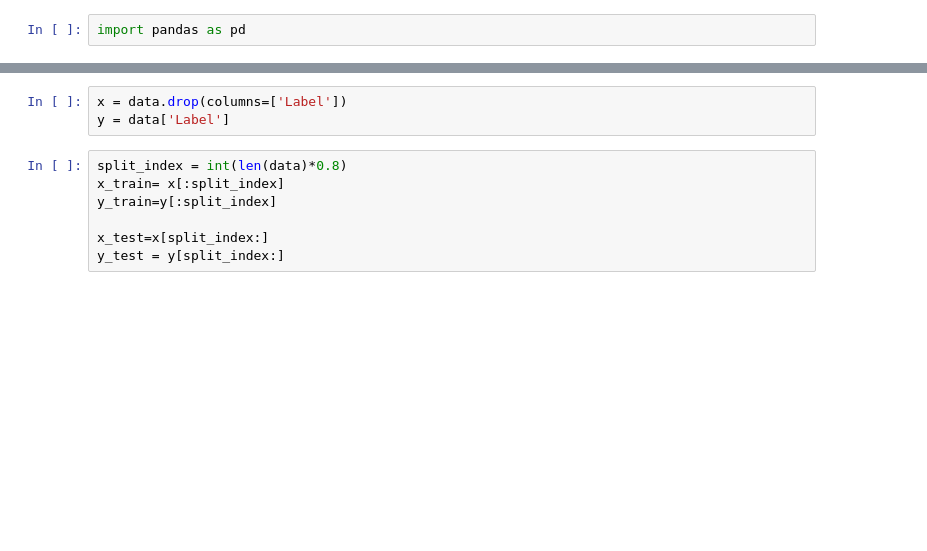
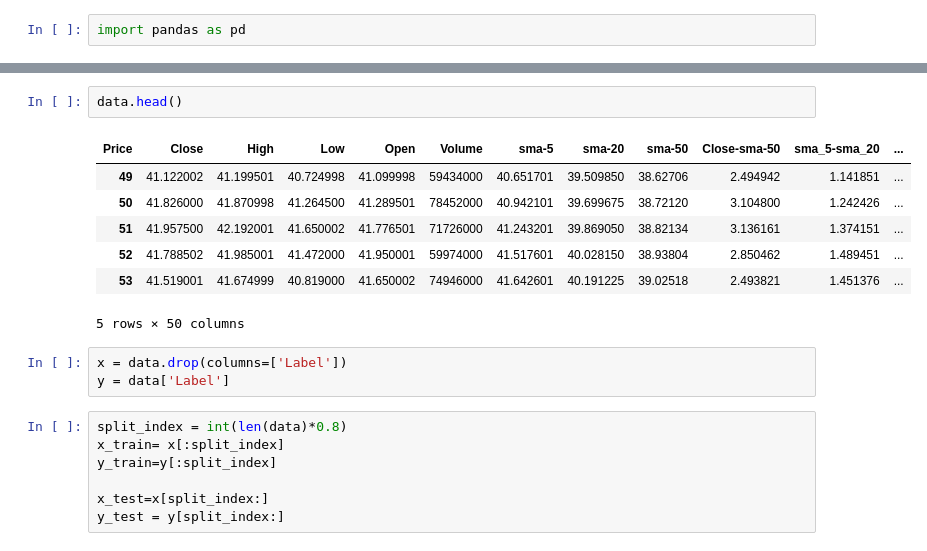
Before and after one commit to shubham7667/AI_hedge_fund, a Jupyter notebook: data_preprocess/train_test_spilt.ipynb, the cells around one changed output, grey strips where cells are left out. Saved outputs shown, nothing was run; the diff lists cells and outputs as text; blank space fills up the shorter version.

```diff
--- a/data_preprocess/train_test_spilt.ipynb
+++ b/data_preprocess/train_test_spilt.ipynb
@@ -15,3 +14,13 @@ data.head()
+# %%
+data.head()
+# %% [output]
+| Price | Close | High | Low | Open | Volume | sma-5 | sma-20 | sma-50 | Close-sma-50 | sma_5-sma_20 | ... |
+| 49 | 41.122002 | 41.199501 | 40.724998 | 41.099998 | 59434000 | 40.651701 | 39.509850 | 38.62706 | 2.494942 | 1.141851 | ... |
+| 50 | 41.826000 | 41.870998 | 41.264500 | 41.289501 | 78452000 | 40.942101 | 39.699675 | 38.72120 | 3.104800 | 1.242426 | ... |
+| 51 | 41.957500 | 42.192001 | 41.650002 | 41.776501 | 71726000 | 41.243201 | 39.869050 | 38.82134 | 3.136161 | 1.374151 | ... |
+| 52 | 41.788502 | 41.985001 | 41.472000 | 41.950001 | 59974000 | 41.517601 | 40.028150 | 38.93804 | 2.850462 | 1.489451 | ... |
+| 53 | 41.519001 | 41.674999 | 40.819000 | 41.650002 | 74946000 | 41.642601 | 40.191225 | 39.02518 | 2.493821 | 1.451376 | ... |
+5 rows × 50 columns
 # %%
 x = data.drop(columns=['Label'])
 y = data['Label']
```
Also changed, not shown: parts of 3 cells of this notebook, 13 other files.
